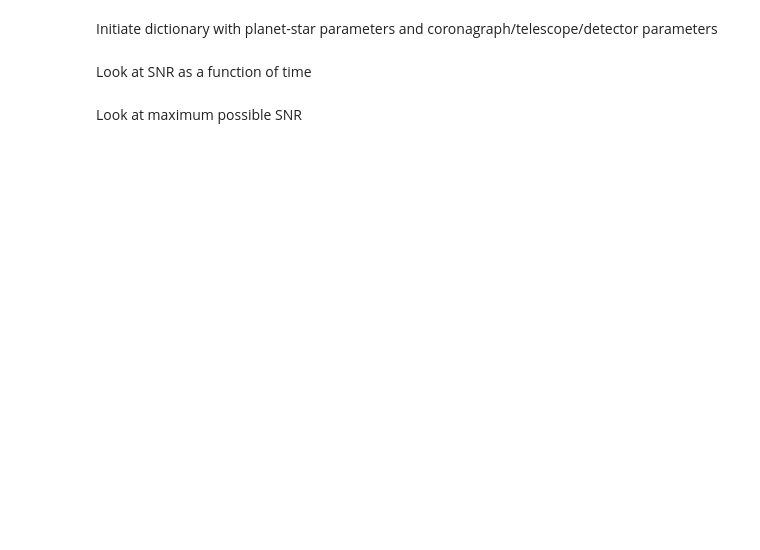
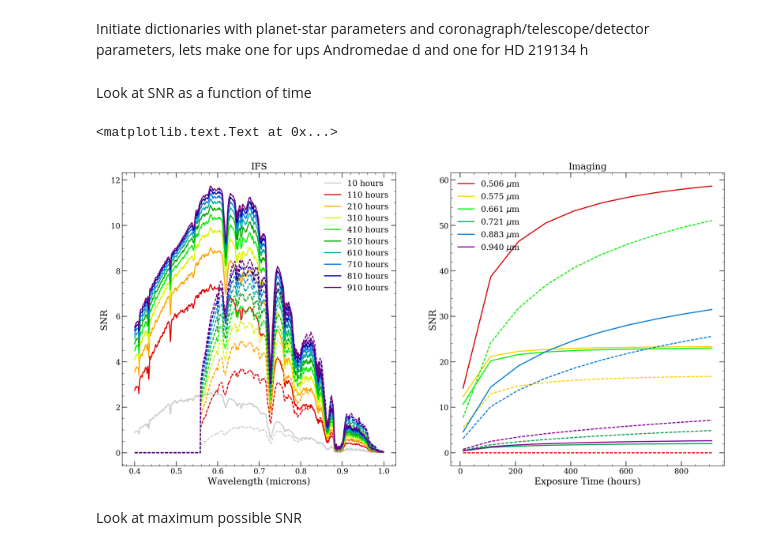
Before and after one commit to blacy/direct-imaging-sims, a Jupyter notebook: WFIRST_SIM/example_SNR_calcs.ipynb, the cells around one changed output. Drawn from its saved outputs; the diff is of its cells as text; code cells hidden in the pictures; blank space fills up the shorter version.

```diff
--- a/WFIRST_SIM/example_SNR_calcs.ipynb
+++ b/WFIRST_SIM/example_SNR_calcs.ipynb
@@ -14,3 +77,3 @@ import simulate_data as simdata
 # %% [markdown]
-Initiate dictionary with planet-star parameters and coronagraph/telescope/detector parameters
+Initiate dictionaries with planet-star parameters and coronagraph/telescope/detector parameters, lets make one for ups Andromedae d and one for HD 219134 h
 # %%
@@ -47,4 +143,62 @@ params.update(mu.cbe_spc_pars)
 # %% [markdown]
 Look at SNR as a function of time
+# %%
+# for IFS
+
+HD_h.update(mu.cbe_spc_pars)
+upsAnd_d.update(mu.cbe_spc_pars)
+
+texp_list = np.arange(10.0,1000.0,100.0)*60.0*60.0  # should be in seconds
+start = 0.0
+stop = 0.95
+number_of_lines= len(texp_list)
+cm_subsection = np.linspace(start, stop, number_of_lines)
+color_list = [ mu.CMAP2(x) for x in cm_subsection ]
+
+plt.figure(figsize=(20.0, 10.0))
+ax=plt.subplot(1,2,1)
+wavelengths = np.arange(0.4,1.0,0.001)             # should be in microns
+for texp,col in zip(texp_list,color_list):
+    upsAnd_snr = snr_ifs.calc_snr(texp,wavelengths,upsAnd_d)
+    HD_h_snr = snr_ifs.calc_snr(texp,wavelengths,HD_h)
+    plt.plot(wavelengths,upsAnd_snr,color=col,label='%.0f hours'%(texp/60.0/60.0))
+    plt.plot(wavelengths,HD_h_snr,color=col,linestyle='--')
+
+plt.legend(frameon=False,fontsize=15)
+
+# for imaging
+
+HD_h.update(mu.cbe_hlc_pars)
+upsAnd_d.update(mu.cbe_hlc_pars)
+
+centers = [0.506,0.575,0.661,0.883,0.721,0.940]
+widths = [10.3,10.1,10.0,5.2,5.0,6.4]
+imagingbands = [ mu.create_wl_range(bandcenter*(1.0 - width/200.0), bandcenter*(1.0 + width/200.0), 50000) for bandcenter,width in zip(centers,widths)]
+
+plt.xlabel('Wavelength (microns)',fontsize=17)
+plt.ylabel('SNR',fontsize=17)
+ax.set_title('IFS',fontsize=17)
+
+ax = plt.subplot(1,2,2)
+
+centers = [0.506,0.575,0.661,0.721,0.883,0.940]  ### the 0.575 and 0.883 imaging bands will be fully tested
+start = 0.1
+stop = 0.9
+number_of_lines= len(centers)
+cm_subsection = np.linspace(start, stop, number_of_lines)
+color_list = [ mu.CMAP2(x) for x in cm_subsection ]
+
+for wavelengths,cols,center in zip(imagingbands, color_list,centers):
+    snrs=snr_im.calc_snr(texp_list,wavelengths,HD_h)
+    plt.plot(texp_list/60.0/60.0,snrs,linestyle='--',color=cols)
+    snrs=snr_im.calc_snr(texp_list,wavelengths,upsAnd_d)
+    plt.plot(texp_list/60.0/60.0,snrs,color=cols,label='%.3f $\mu$m'%center)
+plt.legend(frameon=False,fontsize=15)
+plt.xlabel('Exposure Time (hours)',fontsize=17)
+plt.ylabel('SNR',fontsize=17)
+ax.set_title('Imaging',fontsize=17)
+# %% [output]
+<matplotlib.text.Text at 0x...>
+[figure, added]
 # %% [markdown]
 Look at maximum possible SNR
```
Also changed, not shown: parts of 9 cells of this notebook.
